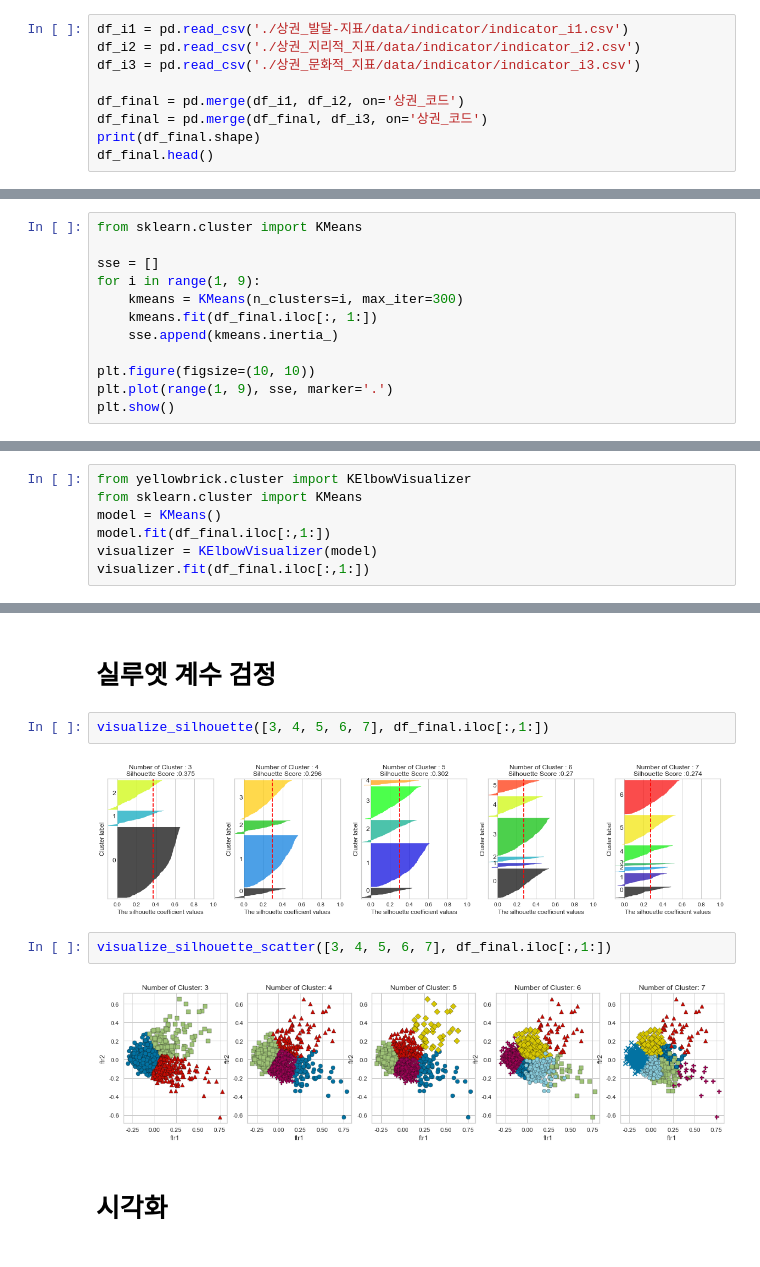
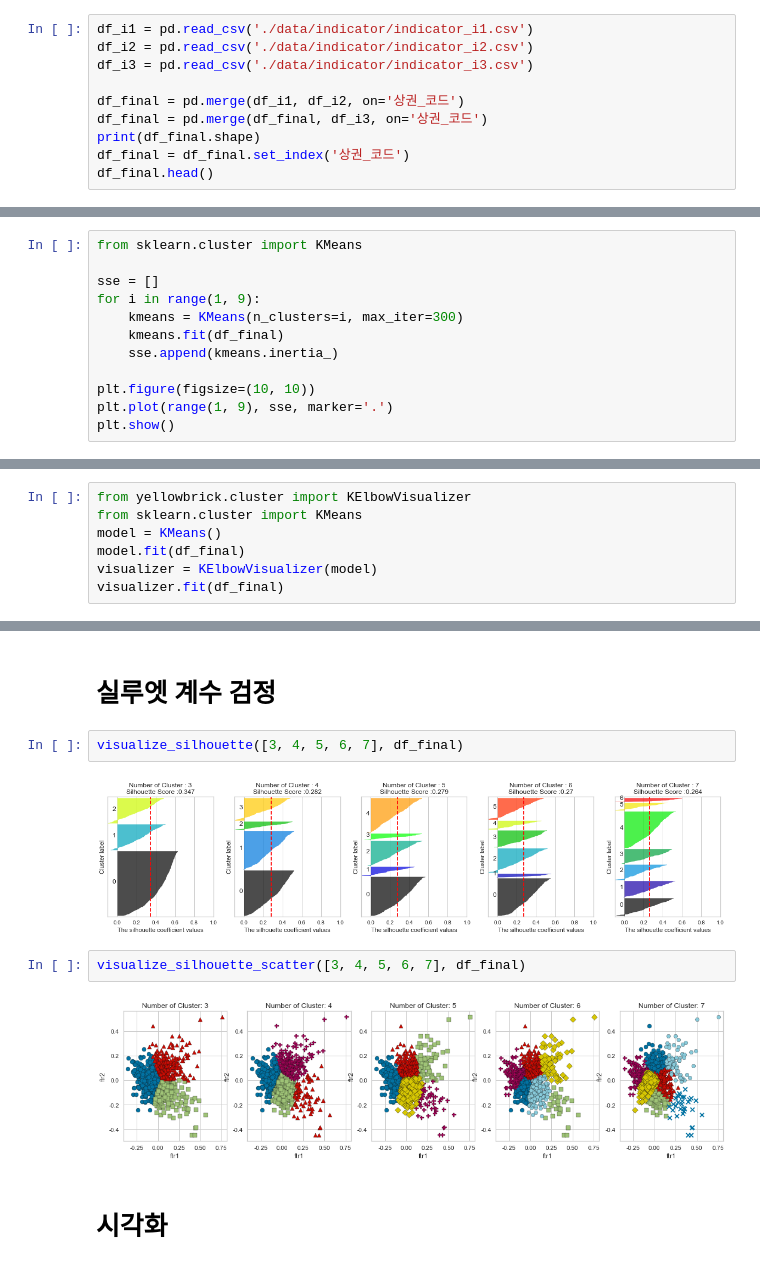
Before and after one commit to unknown-jun/seoul_data_contest, a Jupyter notebook: [종합] 클러스터링.ipynb, the cells around one changed output, grey strips where cells are left out. Cells and saved outputs as stored; diff of their text form.

```diff
--- a/[종합] 클러스터링.ipynb
+++ b/[종합] 클러스터링.ipynb
@@ -136,13 +136,14 @@ def visualize_silhouette_scatter(cluster_lists, X_features):
 # %% [markdown]
 # Data load
 # %%
-df_i1 = pd.read_csv('./상권_발달-지표/data/indicator/indicator_i1.csv')
-df_i2 = pd.read_csv('./상권_지리적_지표/data/indicator/indicator_i2.csv')
-df_i3 = pd.read_csv('./상권_문화적_지표/data/indicator/indicator_i3.csv')
+df_i1 = pd.read_csv('./data/indicator/indicator_i1.csv')
+df_i2 = pd.read_csv('./data/indicator/indicator_i2.csv')
+df_i3 = pd.read_csv('./data/indicator/indicator_i3.csv')
 
 df_final = pd.merge(df_i1, df_i2, on='상권_코드')
 df_final = pd.merge(df_final, df_i3, on='상권_코드')
 print(df_final.shape)
+df_final = df_final.set_index('상권_코드')
 df_final.head()
 # %% [output]
 (1009, 4)
@@ -220,7 +222,7 @@ from sklearn.cluster import KMeans
 sse = []
 for i in range(1, 9):
     kmeans = KMeans(n_clusters=i, max_iter=300)
-    kmeans.fit(df_final.iloc[:, 1:])
+    kmeans.fit(df_final)
     sse.append(kmeans.inertia_)
 
 plt.figure(figsize=(10, 10))
@@ -232,8 +234,8 @@ plt.show()
 from yellowbrick.cluster import KElbowVisualizer
 from sklearn.cluster import KMeans
 model = KMeans()
-model.fit(df_final.iloc[:,1:])
+model.fit(df_final)
 visualizer = KElbowVisualizer(model)
-visualizer.fit(df_final.iloc[:,1:])
+visualizer.fit(df_final)
 # %% [output]
 KElbowVisualizer(ax=<AxesSubplot:>, estimator=KMeans(n_clusters=10), k=None)
@@ -241,13 +243,13 @@ KElbowVisualizer(ax=<AxesSubplot:>, estimator=KMeans(n_clusters=10), k=None)
 # %% [markdown]
 # 실루엣 계수 검정
 # %%
-visualize_silhouette([3, 4, 5, 6, 7], df_final.iloc[:,1:])
+visualize_silhouette([3, 4, 5, 6, 7], df_final)
 # %% [output]
-[figure, old version]
+[figure, new version]
 # %%
-visualize_silhouette_scatter([3, 4, 5, 6, 7], df_final.iloc[:,1:])
+visualize_silhouette_scatter([3, 4, 5, 6, 7], df_final)
 # %% [output]
-[figure, old version]
+[figure, new version]
 # %% [markdown]
 # 시각화
 # %%
```
Also changed, not shown: parts of 24 cells of this notebook, 1 other file.
